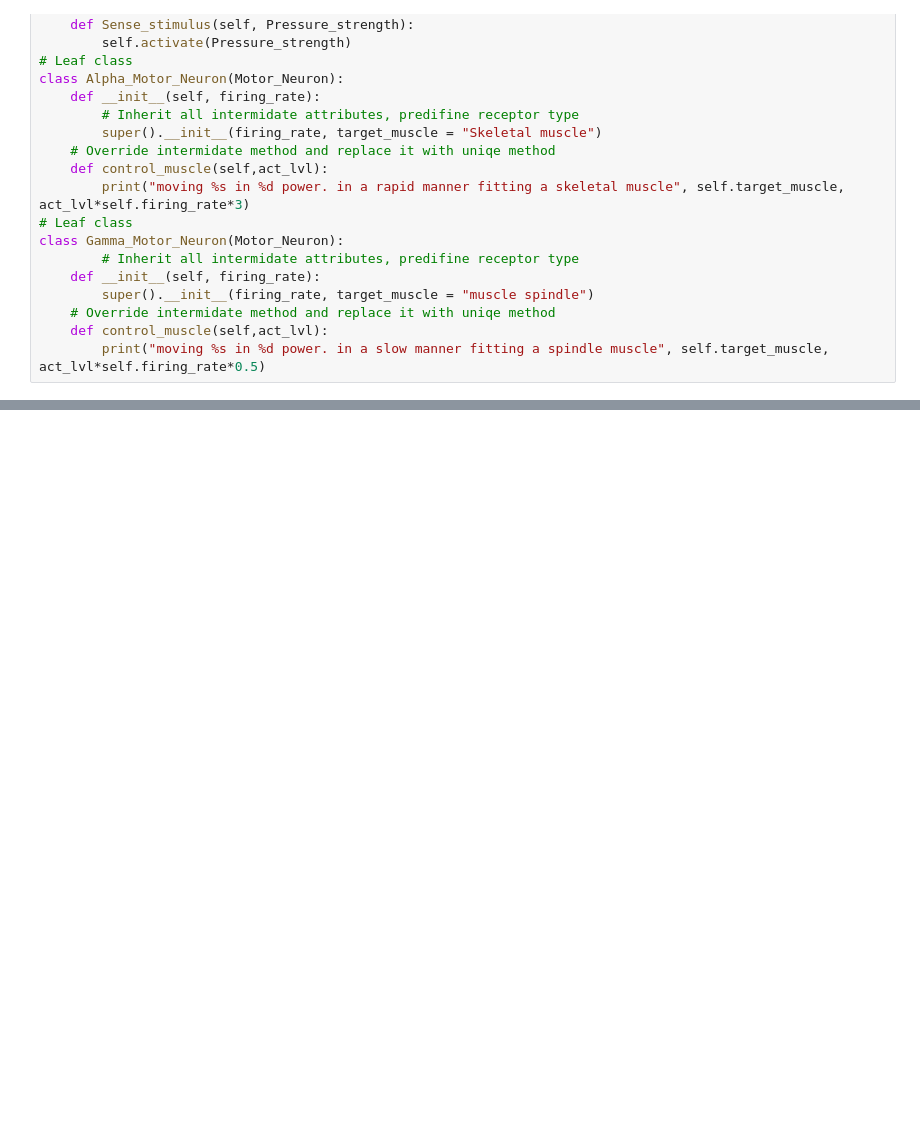
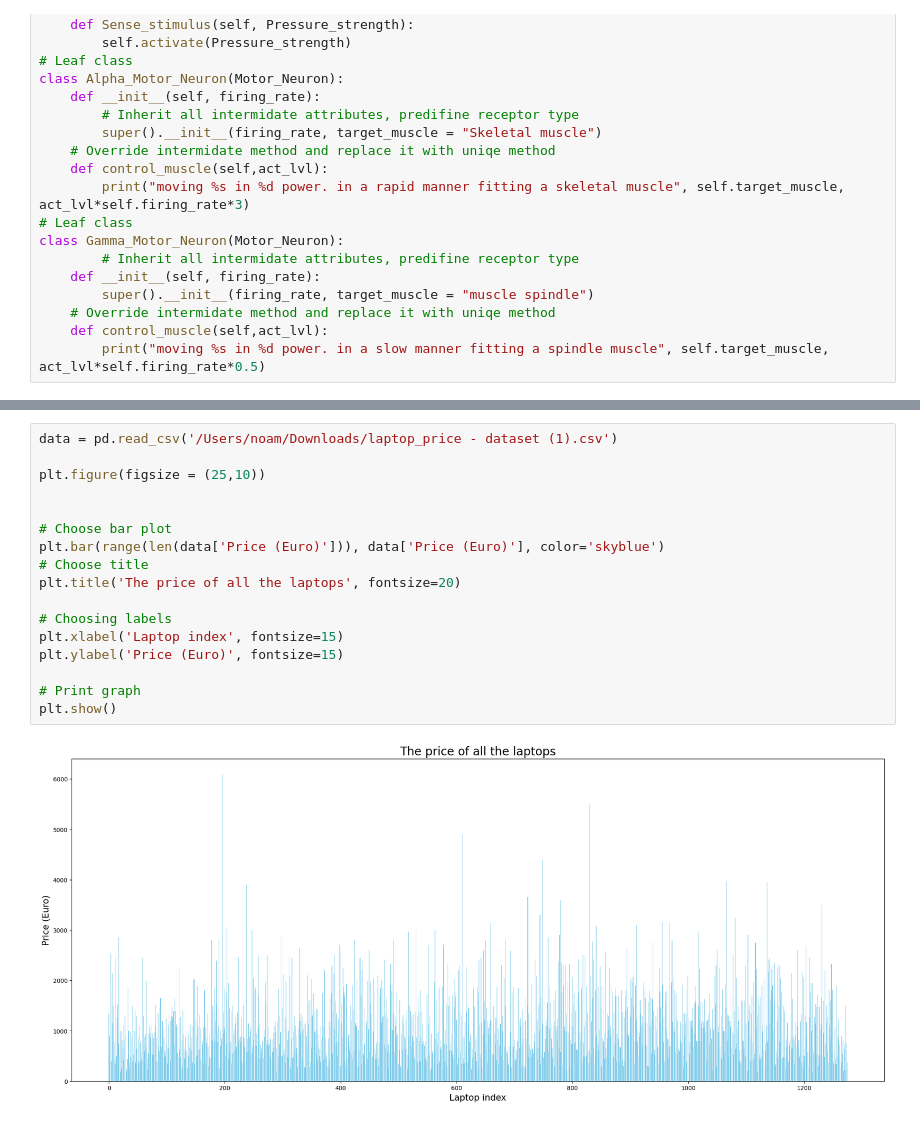
Before and after one commit to noamhed/miniproject, a Jupyter notebook: Ex01.ipynb, the cells around one changed output, grey strips where cells are left out. Drawn from its saved outputs; the diff is of its cells as text; blank space fills up the shorter version.

```diff
--- a/Ex01.ipynb
+++ b/Ex01.ipynb
@@ -70,0 +148,19 @@ hamod habibi
+# %%
+data = pd.read_csv('/Users/noam/Downloads/laptop_price - dataset (1).csv')
+
+plt.figure(figsize = (25,10))
+
+
+# Choose bar plot
+plt.bar(range(len(data['Price (Euro)'])), data['Price (Euro)'], color='skyblue')
+# Choose title
+plt.title('The price of all the laptops', fontsize=20)
+
+# Choosing labels
+plt.xlabel('Laptop index', fontsize=15)
+plt.ylabel('Price (Euro)', fontsize=15)
+
+# Print graph
+plt.show()
+# %% [output]
+[figure, added]
```
Also changed, not shown: parts of 11 cells of this notebook.
